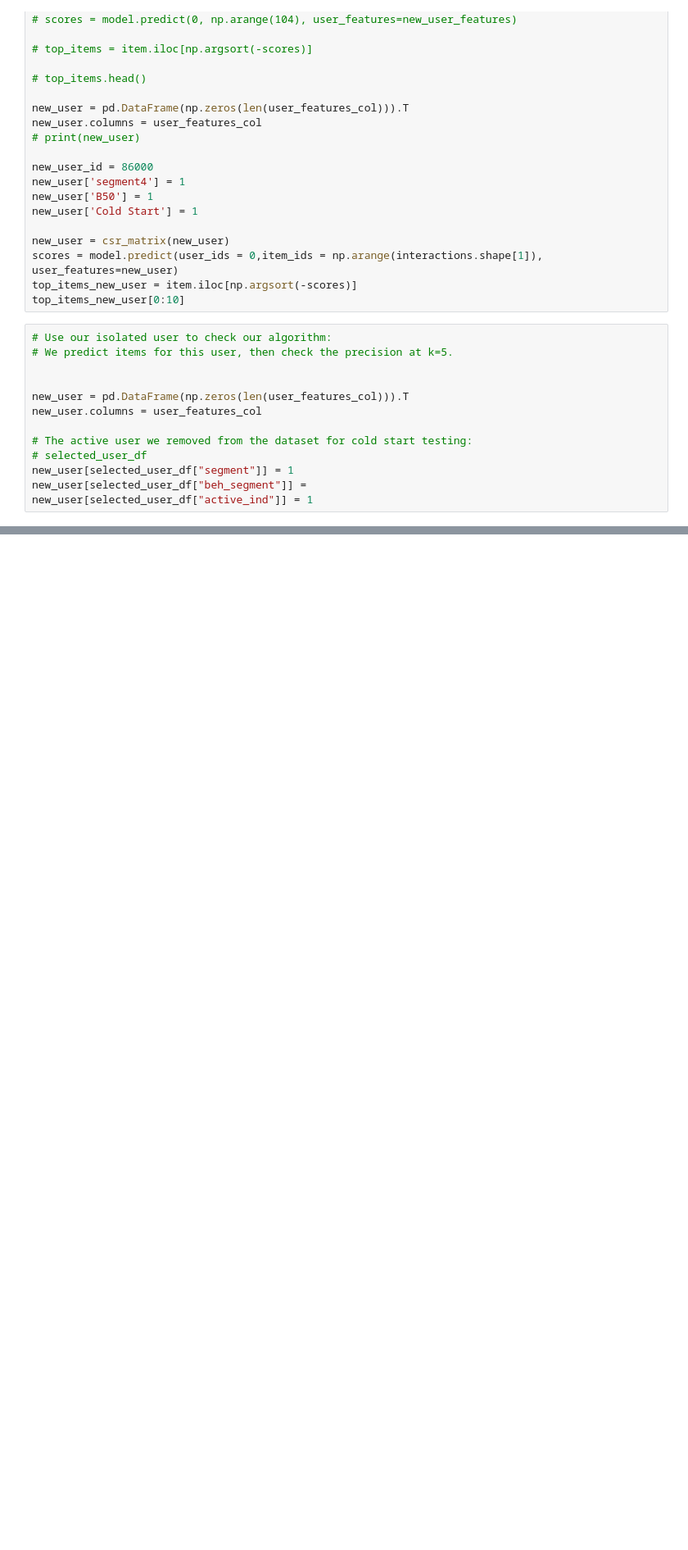
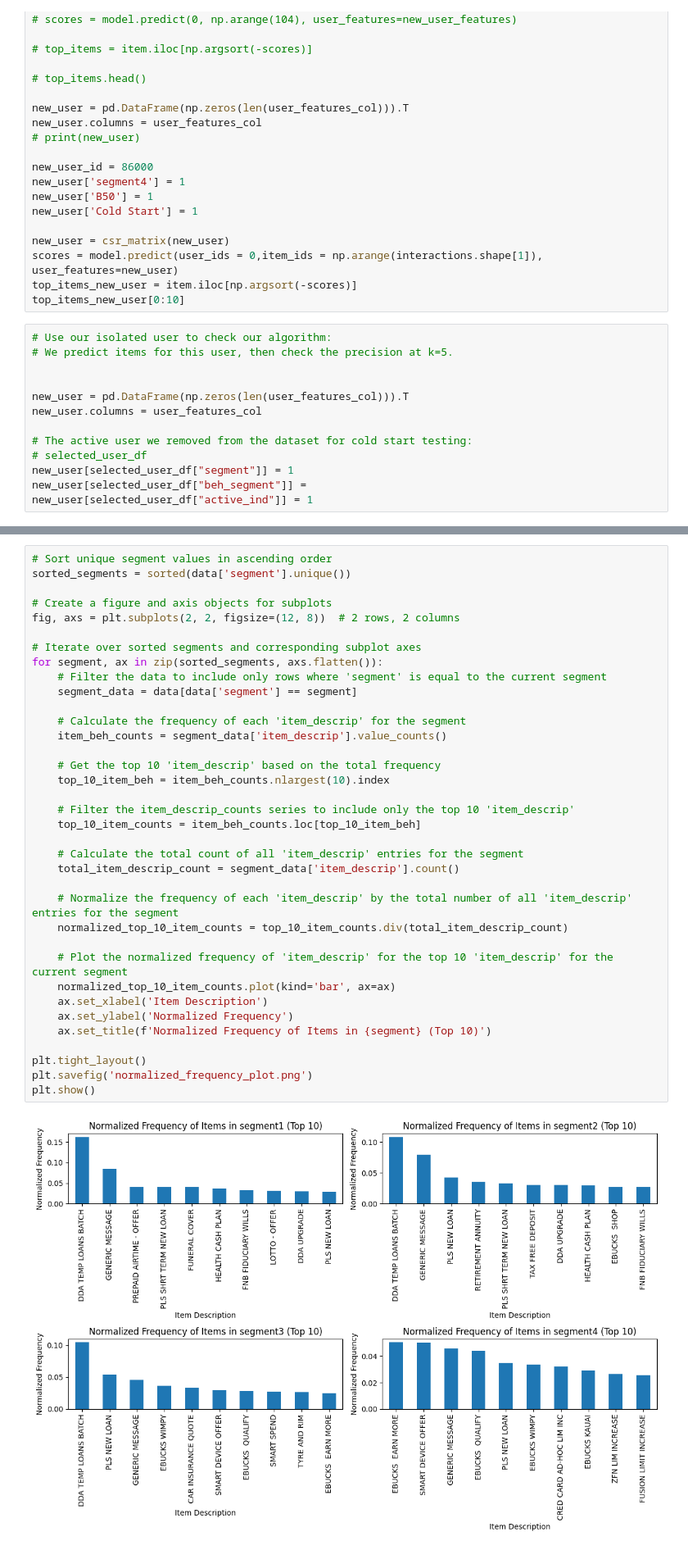
Before and after one commit to lizesteyn/FNBdataquest, a Jupyter notebook: LightFM_eda.ipynb, the cells around one changed output, grey strips where cells are left out. Shown at 82% size. Saved outputs shown, nothing was run; the diff lists cells and outputs as text; blank space fills up the shorter version.

```diff
--- a/LightFM_eda.ipynb
+++ b/LightFM_eda.ipynb
@@ -2345,0 +2566,38 @@ new_user[selected_user_df["active_ind"]] = 1
+# %%
+# Sort unique segment values in ascending order
+sorted_segments = sorted(data['segment'].unique())
+
+# Create a figure and axis objects for subplots
+fig, axs = plt.subplots(2, 2, figsize=(12, 8))  # 2 rows, 2 columns
+
+# Iterate over sorted segments and corresponding subplot axes
+for segment, ax in zip(sorted_segments, axs.flatten()):
+    # Filter the data to include only rows where 'segment' is equal to the current segment
+    segment_data = data[data['segment'] == segment]
+
+    # Calculate the frequency of each 'item_descrip' for the segment
+    item_beh_counts = segment_data['item_descrip'].value_counts()
+
+    # Get the top 10 'item_descrip' based on the total frequency
+    top_10_item_beh = item_beh_counts.nlargest(10).index
+
+    # Filter the item_descrip_counts series to include only the top 10 'item_descrip'
+    top_10_item_counts = item_beh_counts.loc[top_10_item_beh]
+
+    # Calculate the total count of all 'item_descrip' entries for the segment
+    total_item_descrip_count = segment_data['item_descrip'].count()
+
+    # Normalize the frequency of each 'item_descrip' by the total number of all 'item_descrip' entries for the segment
+    normalized_top_10_item_counts = top_10_item_counts.div(total_item_descrip_count)
+
+    # Plot the normalized frequency of 'item_descrip' for the top 10 'item_descrip' for the current segment
+    normalized_top_10_item_counts.plot(kind='bar', ax=ax)
+    ax.set_xlabel('Item Description')
+    ax.set_ylabel('Normalized Frequency')
+    ax.set_title(f'Normalized Frequency of Items in {segment} (Top 10)')
+
+plt.tight_layout()
+plt.savefig('normalized_frequency_plot.png')
+plt.show()
+# %% [output]
+[figure, added]
```
Also changed, not shown: parts of 22 cells of this notebook.
